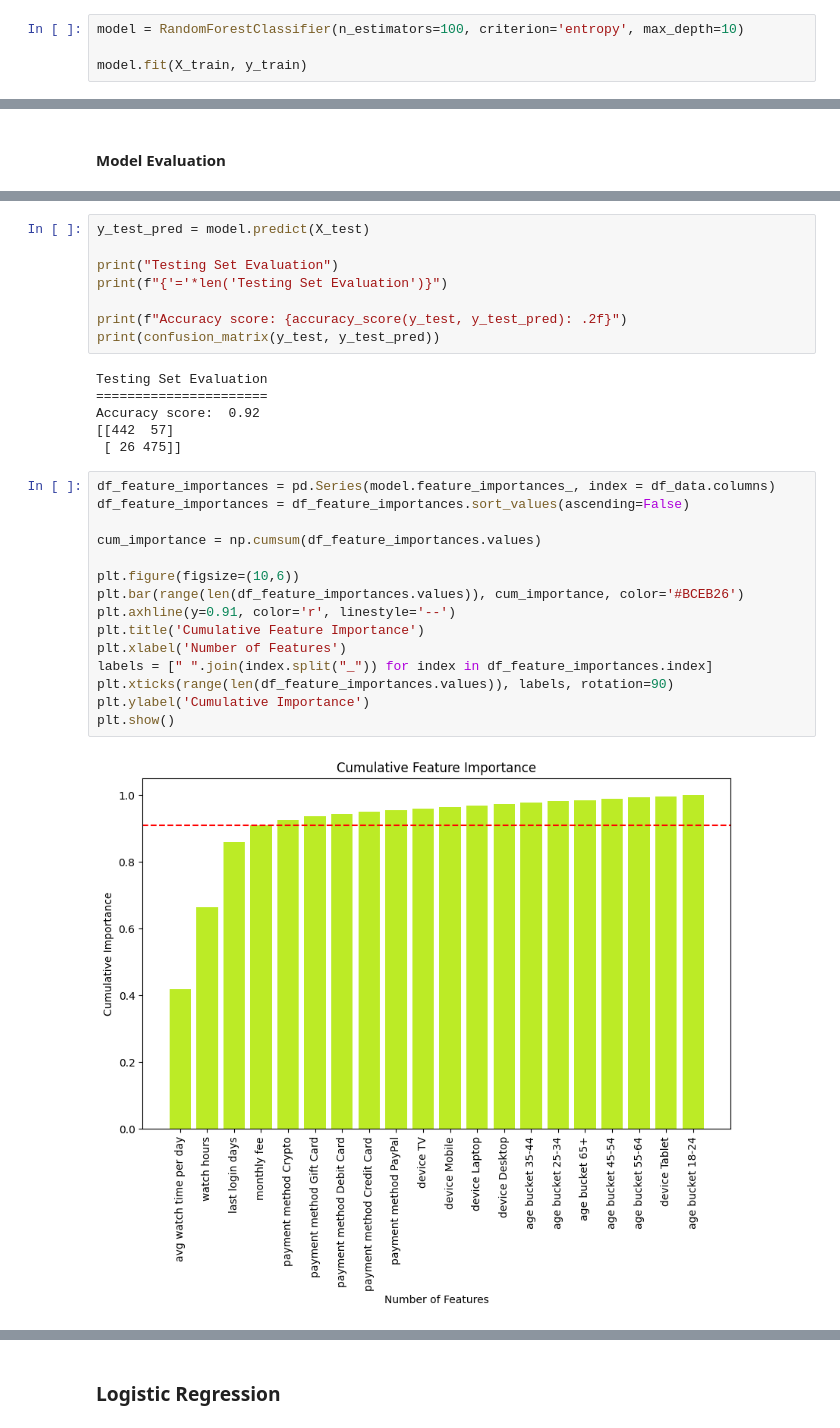
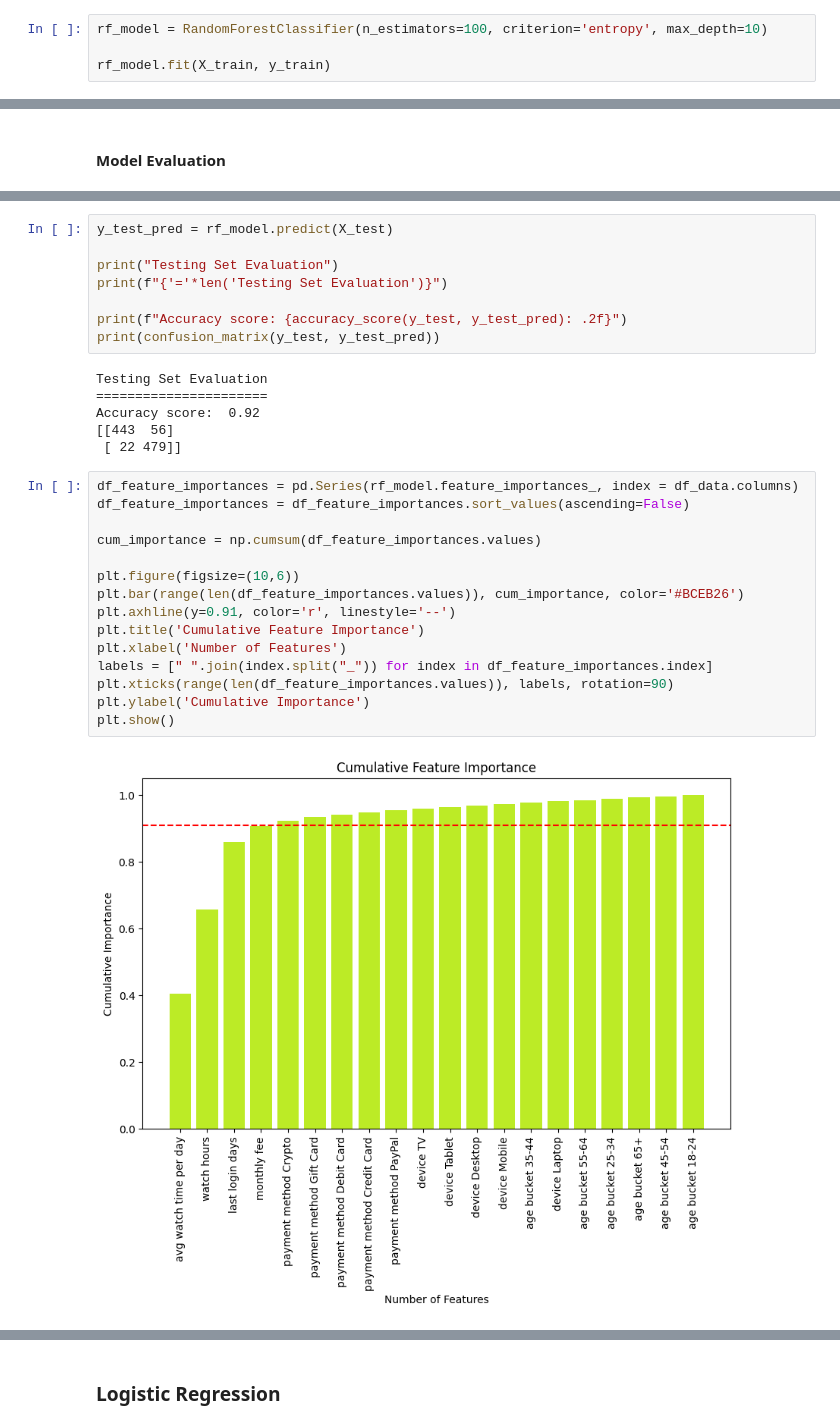
Before and after one commit to Lorre-Ramon/Netflix-Customer-Churn, a Jupyter notebook: churn.ipynb, the cells around one changed output, grey strips where cells are left out. Cells and saved outputs as stored; diff of their text form.

```diff
--- a/churn.ipynb
+++ b/churn.ipynb
@@ -327,9 +330,9 @@ X_train, X_test, y_train, y_test = train_test_split(df_data, df_y, test_size = 0
 # %% [markdown]
 #### Fit Model
 # %%
-model = RandomForestClassifier(n_estimators=100, criterion='entropy', max_depth=10)
+rf_model = RandomForestClassifier(n_estimators=100, criterion='entropy', max_depth=10)
 
-model.fit(X_train, y_train)
+rf_model.fit(X_train, y_train)
 # %% [output]
 RandomForestClassifier(criterion='entropy', max_depth=10)
 # %% [markdown]
@@ -350,5 +353,5 @@ Accuracy score: 0.97
 # %%
-y_test_pred = model.predict(X_test)
+y_test_pred = rf_model.predict(X_test)
 
 print("Testing Set Evaluation")
 print(f"{'='*len('Testing Set Evaluation')}")
@@ -359,22 +362,22 @@ print(confusion_matrix(y_test, y_test_pred))
 Testing Set Evaluation
 ======================
 Accuracy score:  0.92
-[[442  57]
- [ 26 475]]
+[[443  56]
+ [ 22 479]]
 # %%
-df_feature_importances = pd.Series(model.feature_importances_, index = df_data.columns)
+df_feature_importances = pd.Series(rf_model.feature_importances_, index = df_data.columns)
 df_feature_importances = df_feature_importances.sort_values(ascending=False)
 
 cum_importance = np.cumsum(df_feature_importances.values)
 
 plt.figure(figsize=(10,6))
 plt.bar(range(len(df_feature_importances.values)), cum_importance, color='#BCEB26')
 plt.axhline(y=0.91, color='r', linestyle='--')
 plt.title('Cumulative Feature Importance')
 plt.xlabel('Number of Features')
 labels = [" ".join(index.split("_")) for index in df_feature_importances.index]
 plt.xticks(range(len(df_feature_importances.values)), labels, rotation=90)
 plt.ylabel('Cumulative Importance')
 plt.show()
 # %% [output]
-[figure, old version]
+[figure, new version]
```
Also changed, not shown: parts of 16 cells of this notebook, 1 other file.
